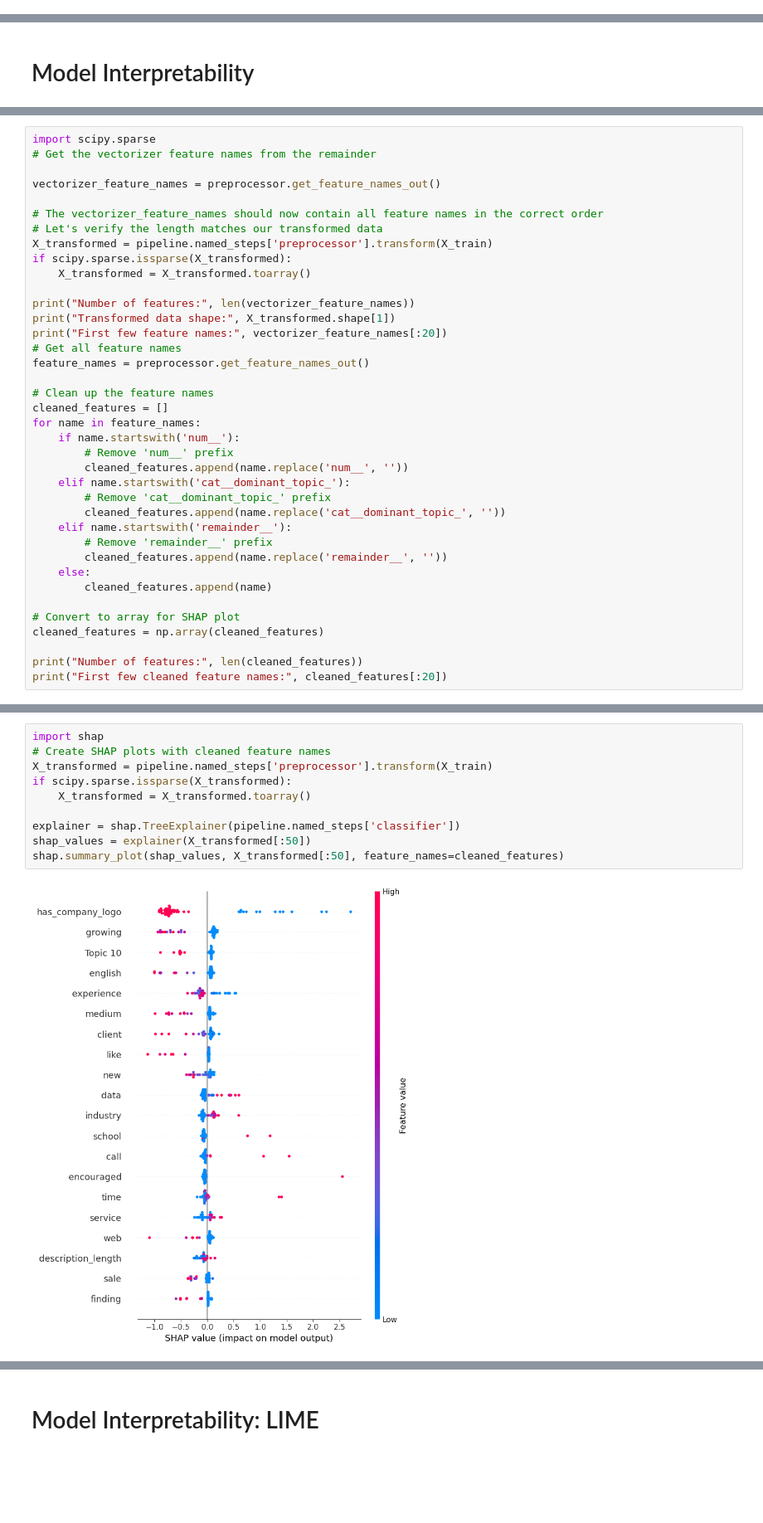
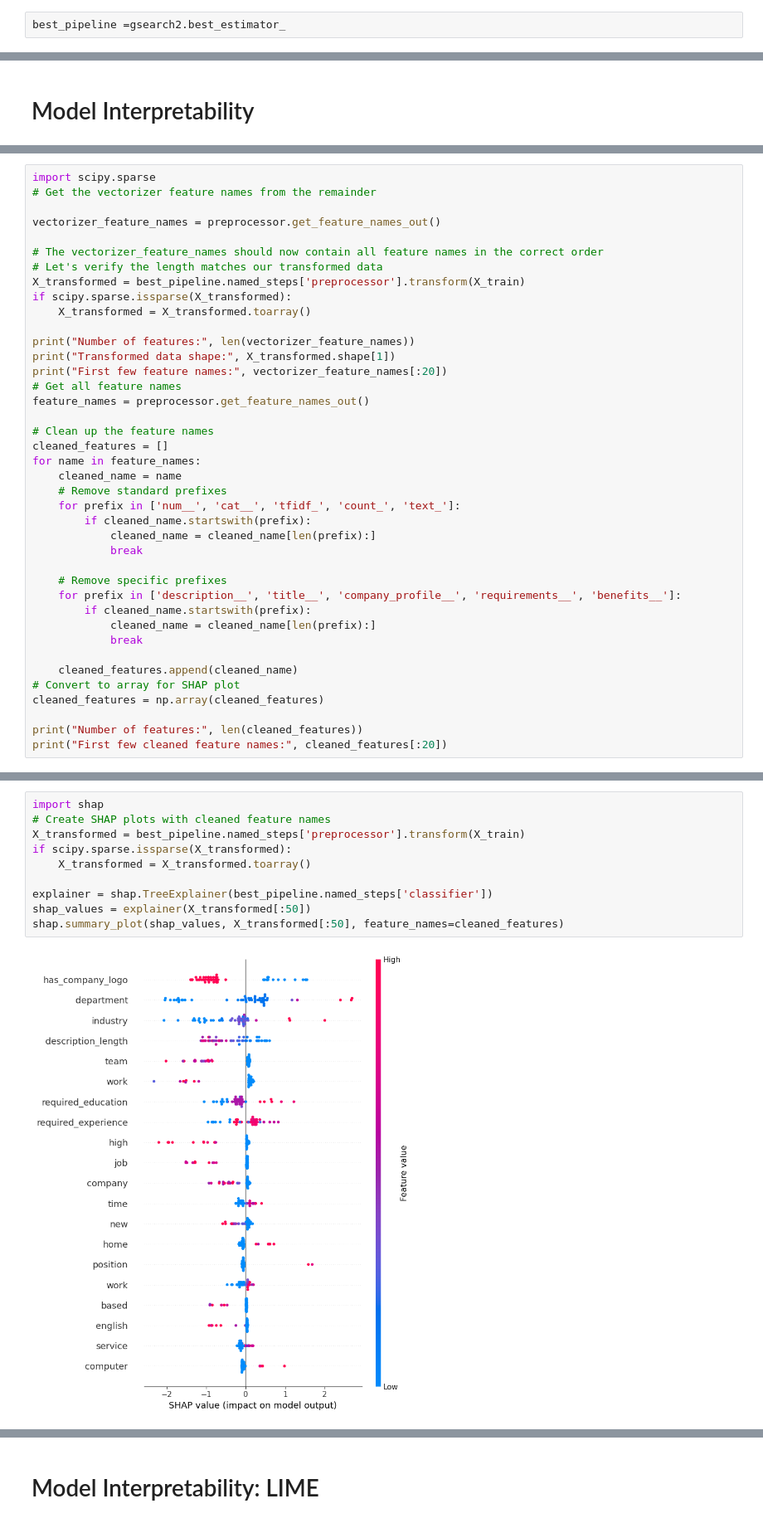
Before and after one commit to sabrinasayed99/Fake-Job-Posts, a Jupyter notebook: XGBoost_Model.ipynb, the cells around one changed output, grey strips where cells are left out. Shown at 83% size. Cells and saved outputs as stored; diff of their text form; blank space fills up the shorter version.

Commit message:
updated model + analysis, saving pipeline

```diff
--- a/XGBoost_Model.ipynb
+++ b/XGBoost_Model.ipynb
@@ -250,3 +282,5 @@ print(gsearch2.best_params_)
+# %%
+best_pipeline =gsearch2.best_estimator_
 # %%
 # Evaluate the model
 y_pred_2= gsearch2.predict(X_test)
@@ -407,7 +508,7 @@ vectorizer_feature_names = preprocessor.get_feature_names_out()
 
 # The vectorizer_feature_names should now contain all feature names in the correct order
 # Let's verify the length matches our transformed data
-X_transformed = pipeline.named_steps['preprocessor'].transform(X_train)
+X_transformed = best_pipeline.named_steps['preprocessor'].transform(X_train)
 if scipy.sparse.issparse(X_transformed):
     X_transformed = X_transformed.toarray()
 
@@ -420,18 +521,20 @@ feature_names = preprocessor.get_feature_names_out()
 # Clean up the feature names
 cleaned_features = []
 for name in feature_names:
-    if name.startswith('num__'):
-        # Remove 'num__' prefix
-        cleaned_features.append(name.replace('num__', ''))
-    elif name.startswith('cat__dominant_topic_'):
-        # Remove 'cat__dominant_topic_' prefix
-        cleaned_features.append(name.replace('cat__dominant_topic_', ''))
-    elif name.startswith('remainder__'):
-        # Remove 'remainder__' prefix
-        cleaned_features.append(name.replace('remainder__', ''))
-    else:
-        cleaned_features.append(name)
+    cleaned_name = name
+    # Remove standard prefixes
+    for prefix in ['num__', 'cat__', 'tfidf_', 'count_', 'text_']:
+        if cleaned_name.startswith(prefix):
+            cleaned_name = cleaned_name[len(prefix):]
+            break
 
+    # Remove specific prefixes
+    for prefix in ['description__', 'title__', 'company_profile__', 'requirements__', 'benefits__']:
+        if cleaned_name.startswith(prefix):
+            cleaned_name = cleaned_name[len(prefix):]
+            break
+
+    cleaned_features.append(cleaned_name)
 # Convert to array for SHAP plot
 cleaned_features = np.array(cleaned_features)
 
@@ -457,12 +581,12 @@ First few cleaned feature names: ['telecommuting' 'has_company_logo' 'has_questi
 # %%
 import shap
 # Create SHAP plots with cleaned feature names
-X_transformed = pipeline.named_steps['preprocessor'].transform(X_train)
+X_transformed = best_pipeline.named_steps['preprocessor'].transform(X_train)
 if scipy.sparse.issparse(X_transformed):
     X_transformed = X_transformed.toarray()
 
-explainer = shap.TreeExplainer(pipeline.named_steps['classifier'])
+explainer = shap.TreeExplainer(best_pipeline.named_steps['classifier'])
 shap_values = explainer(X_transformed[:50])
 shap.summary_plot(shap_values, X_transformed[:50], feature_names=cleaned_features)
 # %% [output]
-[figure, old version]
+[figure, new version]
```
Also changed, not shown: parts of 55 cells of this notebook, 14 other files.
